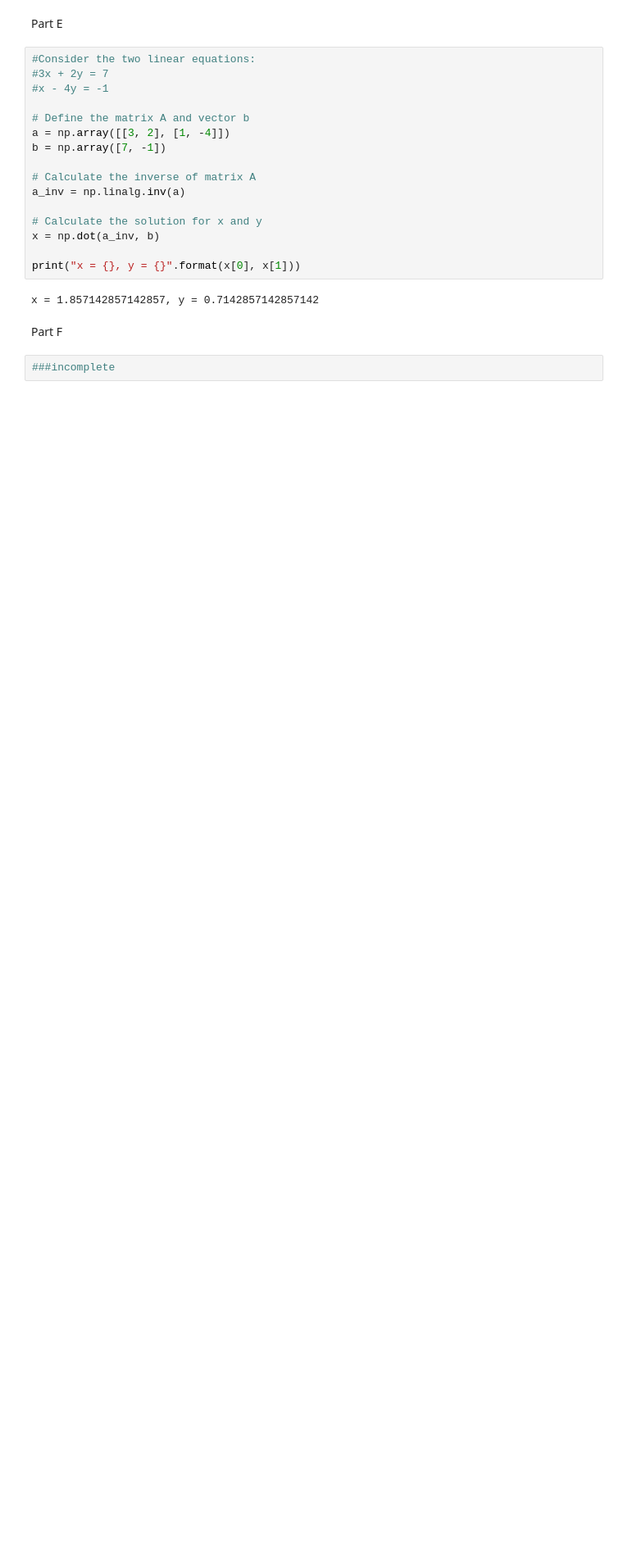
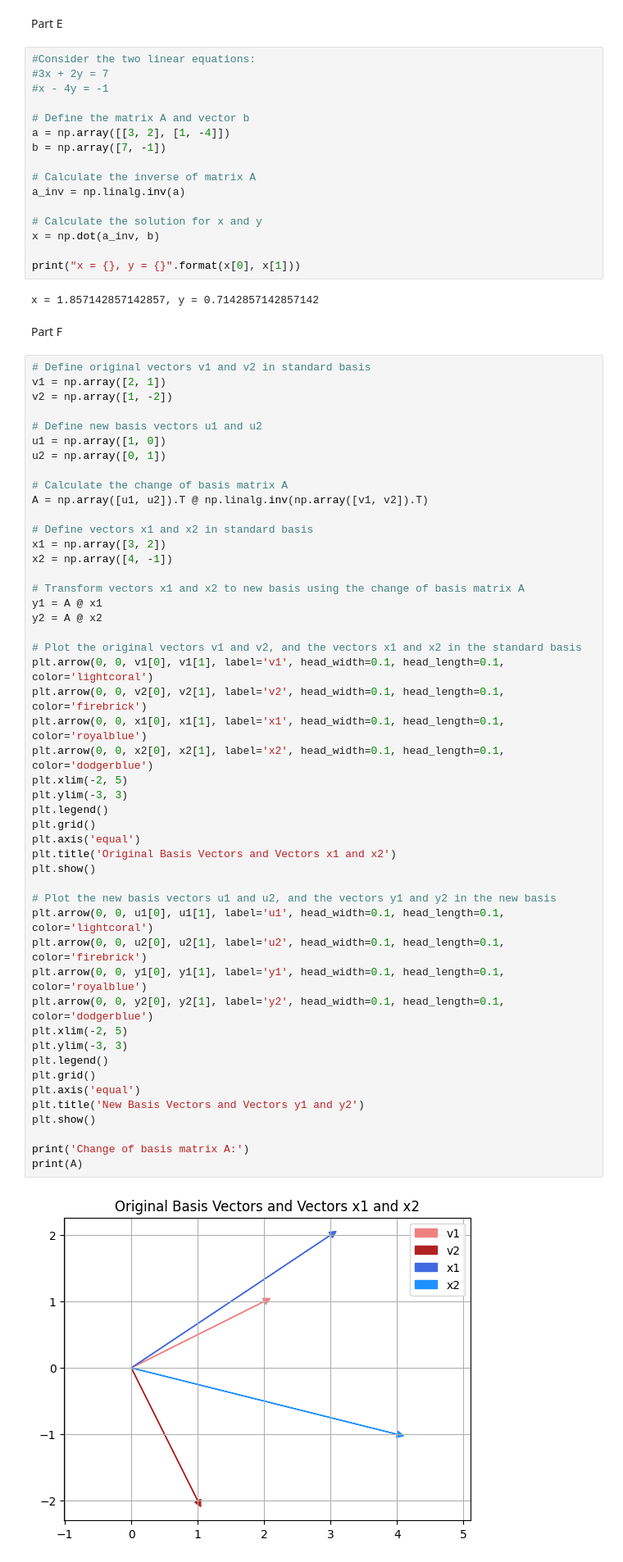
Before and after one commit to jackphtran/HW3, a Jupyter notebook: HW3.ipynb, the cells around one changed output. Shown at 82% size. Saved outputs shown, nothing was run; the diff lists cells and outputs as text; blank space fills up the shorter version.

```diff
--- a/HW3.ipynb
+++ b/HW3.ipynb
@@ -118,4 +189,52 @@ x = 1.857142857142857, y = 0.7142857142857142
 # %% [markdown]
 Part F
 # %%
-###incomplete
+# Define original vectors v1 and v2 in standard basis
+v1 = np.array([2, 1])
+v2 = np.array([1, -2])
+
+# Define new basis vectors u1 and u2
+u1 = np.array([1, 0])
+u2 = np.array([0, 1])
+
+# Calculate the change of basis matrix A
+A = np.array([u1, u2]).T @ np.linalg.inv(np.array([v1, v2]).T)
+
+# Define vectors x1 and x2 in standard basis
+x1 = np.array([3, 2])
+x2 = np.array([4, -1])
+
+# Transform vectors x1 and x2 to new basis using the change of basis matrix A
+y1 = A @ x1
+y2 = A @ x2
+
+# Plot the original vectors v1 and v2, and the vectors x1 and x2 in the standard basis
+plt.arrow(0, 0, v1[0], v1[1], label='v1', head_width=0.1, head_length=0.1, color='lightcoral')
+plt.arrow(0, 0, v2[0], v2[1], label='v2', head_width=0.1, head_length=0.1, color='firebrick')
+plt.arrow(0, 0, x1[0], x1[1], label='x1', head_width=0.1, head_length=0.1, color='royalblue')
+plt.arrow(0, 0, x2[0], x2[1], label='x2', head_width=0.1, head_length=0.1, color='dodgerblue')
+plt.xlim(-2, 5)
+plt.ylim(-3, 3)
+plt.legend()
+plt.grid()
+plt.axis('equal')
+plt.title('Original Basis Vectors and Vectors x1 and x2')
+plt.show()
+
+# Plot the new basis vectors u1 and u2, and the vectors y1 and y2 in the new basis
+plt.arrow(0, 0, u1[0], u1[1], label='u1', head_width=0.1, head_length=0.1, color='lightcoral')
+plt.arrow(0, 0, u2[0], u2[1], label='u2', head_width=0.1, head_length=0.1, color='firebrick')
+plt.arrow(0, 0, y1[0], y1[1], label='y1', head_width=0.1, head_length=0.1, color='royalblue')
+plt.arrow(0, 0, y2[0], y2[1], label='y2', head_width=0.1, head_length=0.1, color='dodgerblue')
+plt.xlim(-2, 5)
+plt.ylim(-3, 3)
+plt.legend()
+plt.grid()
+plt.axis('equal')
+plt.title('New Basis Vectors and Vectors y1 and y2')
+plt.show()
+
+print('Change of basis matrix A:')
+print(A)
+# %% [output]
+[figure, added]
```
Also changed, not shown: parts of 10 cells of this notebook.
